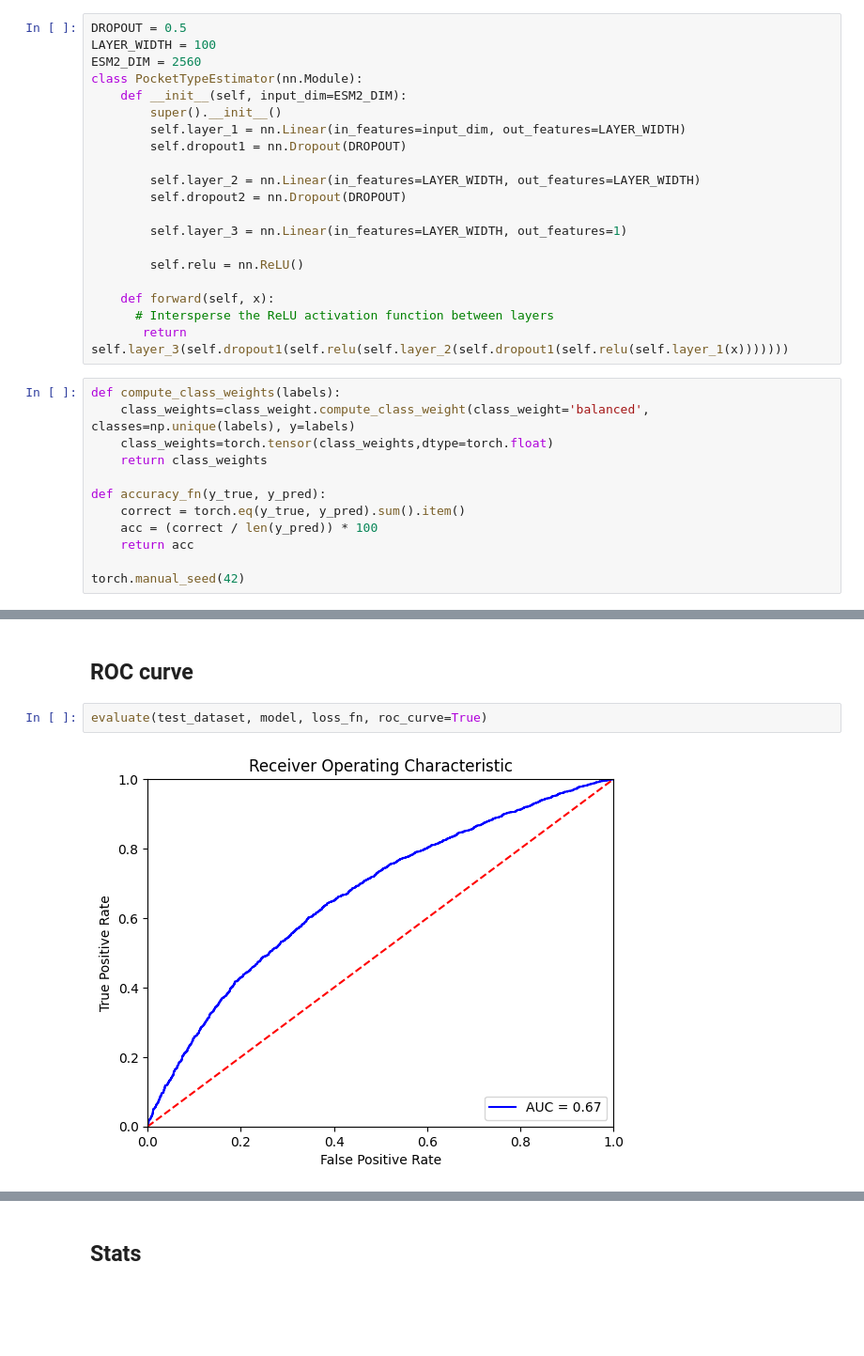
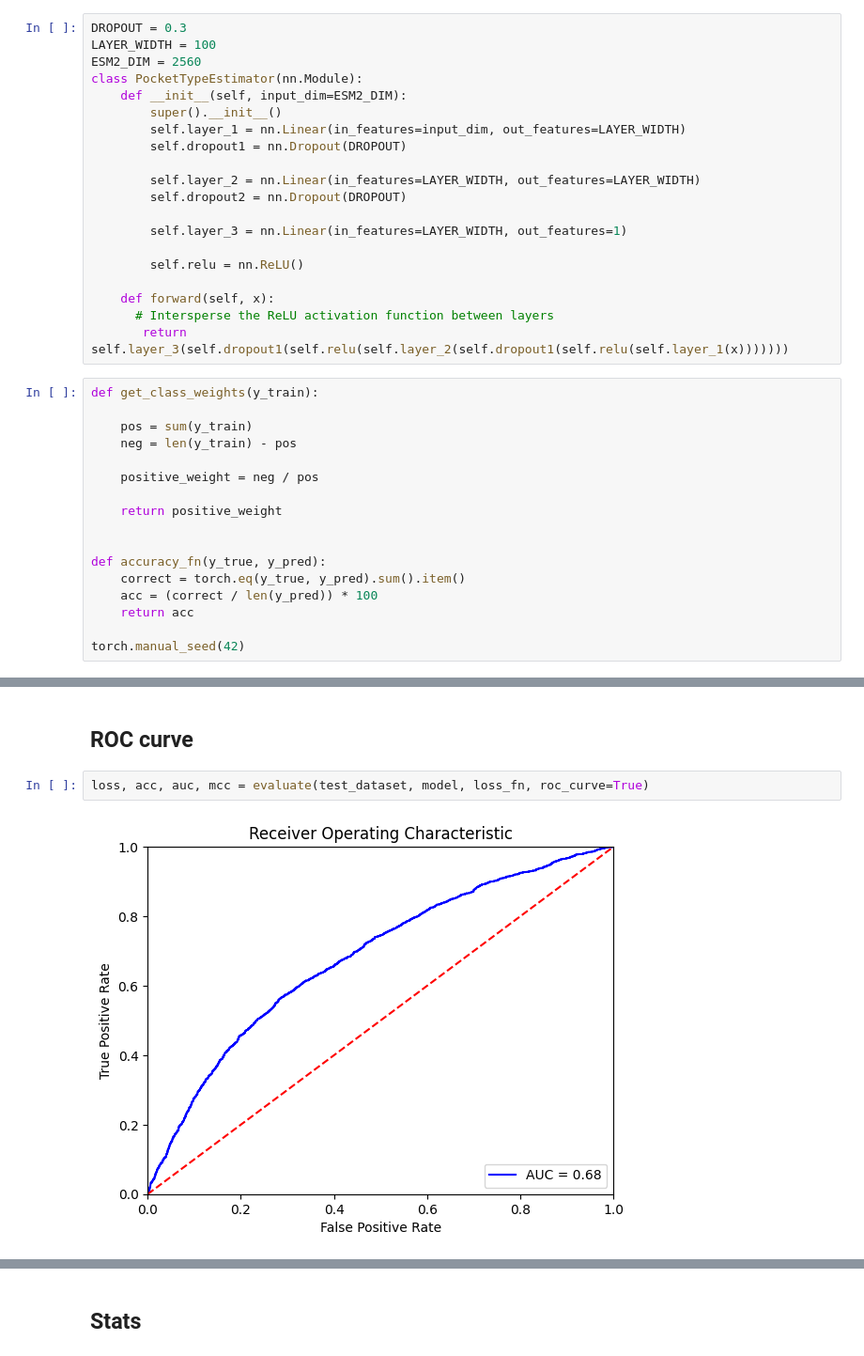
Before and after one commit to skrhakv/CryptoBench, a Jupyter notebook: src/F-statistics/pocket-type-estimator/estimator.ipynb, the cells around one changed output, grey strips where cells are left out. Shown: that part at 94% size. Cells and saved outputs as stored; diff of their text form; blank space fills up the shorter version.

```diff
--- a/src/F-statistics/pocket-type-estimator/estimator.ipynb
+++ b/src/F-statistics/pocket-type-estimator/estimator.ipynb
@@ -122,7 +122,7 @@ test_dataset = ResidueLevelDataset(test_cryptic_embeddings, test_noncryptic_embe
 ## Model
 Define a model for distinguishing between cryptic and non-cryptic binding sites.
 # %%
-DROPOUT = 0.5
+DROPOUT = 0.3
 LAYER_WIDTH = 100
 ESM2_DIM = 2560
 class PocketTypeEstimator(nn.Module):
@@ -142,10 +142,15 @@ class PocketTypeEstimator(nn.Module):
       # Intersperse the ReLU activation function between layers
        return self.layer_3(self.dropout1(self.relu(self.layer_2(self.dropout1(self.relu(self.layer_1(x)))))))
 # %%
-def compute_class_weights(labels):
-    class_weights=class_weight.compute_class_weight(class_weight='balanced', classes=np.unique(labels), y=labels)
-    class_weights=torch.tensor(class_weights,dtype=torch.float)
-    return class_weights
+def get_class_weights(y_train):
+
+    pos = sum(y_train)
+    neg = len(y_train) - pos
+
+    positive_weight = neg / pos
+
+    return positive_weight
+
 
 def accuracy_fn(y_true, y_pred):
     correct = torch.eq(y_true, y_pred).sum().item()
@@ -293,6 +292,6 @@ train_losses, test_losses, model, loss_fn = run(train_dataset, test_dataset, run
 # %% [markdown]
 ## ROC curve
 # %%
-evaluate(test_dataset, model, loss_fn, roc_curve=True)
+loss, acc, auc, mcc = evaluate(test_dataset, model, loss_fn, roc_curve=True)
 # %% [output]
-[figure, old version]
+[figure, new version]
```
Also changed, not shown: parts of 5 cells of this notebook.
